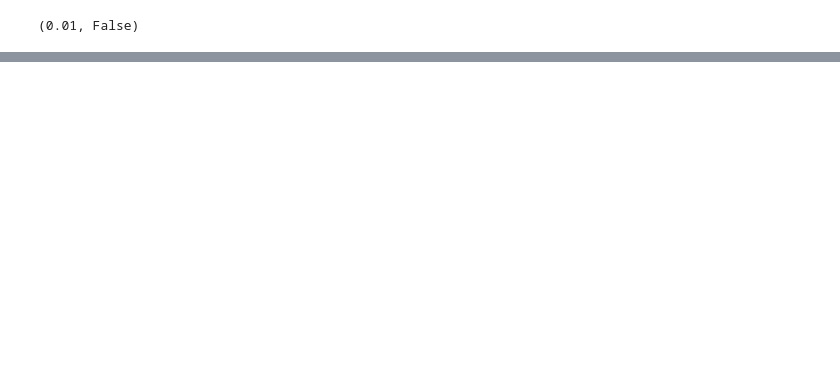
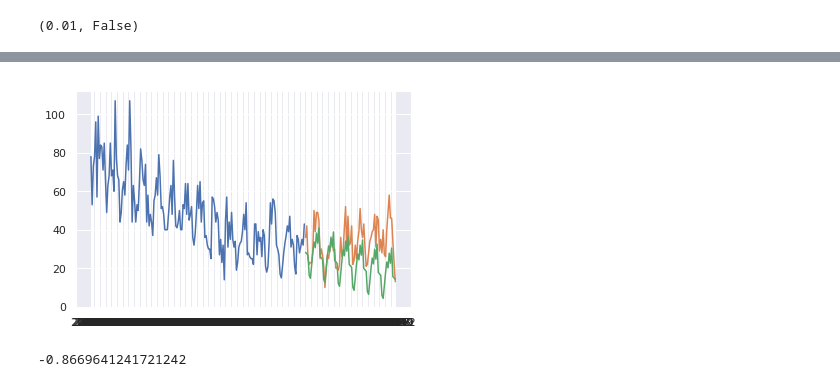
Before and after one commit to cagaraza/DPS2021, a Jupyter notebook: Data Exploration.ipynb, the cells around one changed output, grey strips where cells are left out. Saved outputs shown, nothing was run; the diff lists cells and outputs as text; code cells hidden in the pictures; blank space fills up the shorter version.

```diff
--- a/Data Exploration.ipynb
+++ b/Data Exploration.ipynb
@@ -383,0 +380,10 @@ plt.plot(test)
+# %%
+arima_model=auto_arima(train,start_p=0,d=1,start_q=0,
+          max_p=5,max_d=5,max_q=5, start_P=0,
+          D=1, start_Q=0, max_P=5,max_D=5,
+          max_Q=5, m=12, seasonal=True,
+          error_action='warn',trace=True,
+          supress_warnings=True,stepwise=True,
+          random_state=20,n_fits=50)
+
+# https://towardsdatascience.com/efficient-time-series-using-pythons-pmdarima-library-f6825407b7f0
@@ -383,0 +423,14 @@ plt.plot(test)
+# %%
+prediction = pd.DataFrame(arima_model.predict(n_periods = 75),index=test.index)
+# %%
+plt.plot(train_month,train,label="Training")
+plt.plot(test_month,test,label="Test")
+plt.plot(test_month,prediction,label="Predicted")
+plt.show()
+# %% [output]
+[figure, added]
+# %%
+from sklearn.metrics import r2_score
+r2_score(test,prediction)
+# %% [output]
+-0.8669641241721242
```
Also changed, not shown: parts of 10 cells of this notebook.
